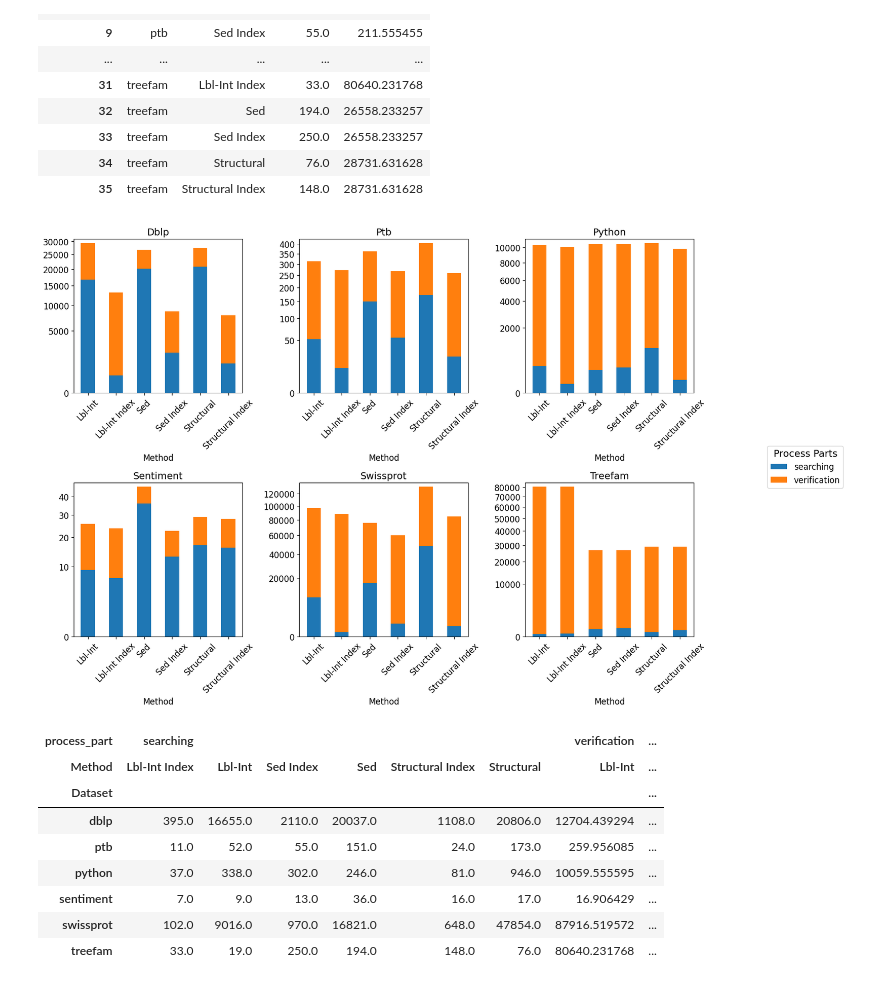
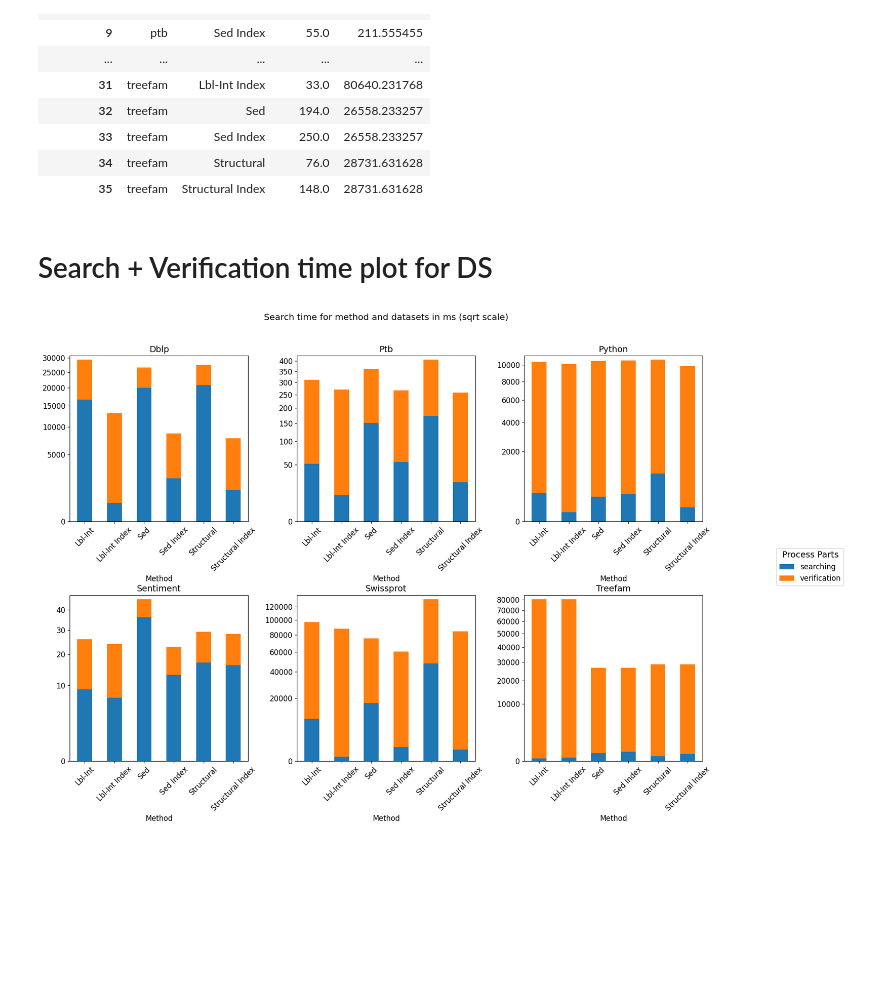
Before and after one commit to LukMRVC/tree-statistics, a Jupyter notebook: TED-viz.ipynb, the cells around one changed output. Cells and saved outputs as stored; diff of their text form; code cells hidden in the pictures; blank space fills up the shorter version.

```diff
--- a/TED-viz.ipynb
+++ b/TED-viz.ipynb
@@ -949,9 +928,11 @@ plt.rcParams.update({
     'legend.fontsize': 12,
     'legend.title_fontsize': 14
 })
+# %% [markdown]
+# Search + Verification time plot for DS
 # %%
 # Create subplot for each dataset
-fig, axes = plt.subplots(2, 3, figsize=(14, 10))
+fig, axes = plt.subplots(2, 3, figsize=(16, 12))
 # Keep track of legend handles and labels
 legend_handles = []
 legend_labels = []
@@ -967,49 +948,33 @@ for dataset, ax in zip(complete['Dataset'].unique(), axes.ravel()):
     ax.set_xlabel('Method')
     ax.tick_params(axis='x', rotation=45)
     # Set sqrt scale
     # ax.set_yscale('log')
     ax.set_yscale('function', functions=(lambda x: np.sqrt(x), lambda x: x**2))
 
     ax.set_ylim(bottom=0)
 
     # Remove individual legends
     # ax.get_legend().remove()
     if dataset == complete['Dataset'].unique()[0]:
         legend_handles = plot.containers
         legend_labels = dataset_data.drop('Dataset', axis=1).columns
 
 # Add single legend outside plots
 fig.legend(
     legend_handles,
     legend_labels,
     title='Process Parts',
     bbox_to_anchor=(1.05, 0.5),
     loc='center left'
 )
 # Adjust layout
 plt.tight_layout()
-
+plt.suptitle('Search time for method and datasets in ms (sqrt scale)')
 # Add extra space for legend
-plt.subplots_adjust(right=0.95)
+plt.subplots_adjust(top=0.9, right=0.95)
 
 
 # Show plot
 plt.show()
 # %% [output]
-[figure, old version]
+[figure, new version]
-# %%
-_cdf = complete.pivot(index="Dataset", columns=["process_part", "Method"], values="Time")
-display(_cdf)
-# _cdf[_cdf[]]
-
-    # .plot.bar(stacked=True, subplots=True, layout=(4, 3))
-# %% [output]
-| process_part | searching |  |  |  |  |  | verification | ... |
-| Method | Lbl-Int Index | Lbl-Int | Sed Index | Sed | Structural Index | Structural | Lbl-Int | ... |
-| Dataset |  |  |  |  |  |  |  | ... |
-| dblp | 395.0 | 16655.0 | 2110.0 | 20037.0 | 1108.0 | 20806.0 | 12704.439294 | ... |
-| ptb | 11.0 | 52.0 | 55.0 | 151.0 | 24.0 | 173.0 | 259.956085 | ... |
-| python | 37.0 | 338.0 | 302.0 | 246.0 | 81.0 | 946.0 | 10059.555595 | ... |
-| sentiment | 7.0 | 9.0 | 13.0 | 36.0 | 16.0 | 17.0 | 16.906429 | ... |
-| swissprot | 102.0 | 9016.0 | 970.0 | 16821.0 | 648.0 | 47854.0 | 87916.519572 | ... |
-| treefam | 33.0 | 19.0 | 250.0 | 194.0 | 148.0 | 76.0 | 80640.231768 | ... |
```
Also changed, not shown: parts of 29 cells of this notebook, 3 other files.
